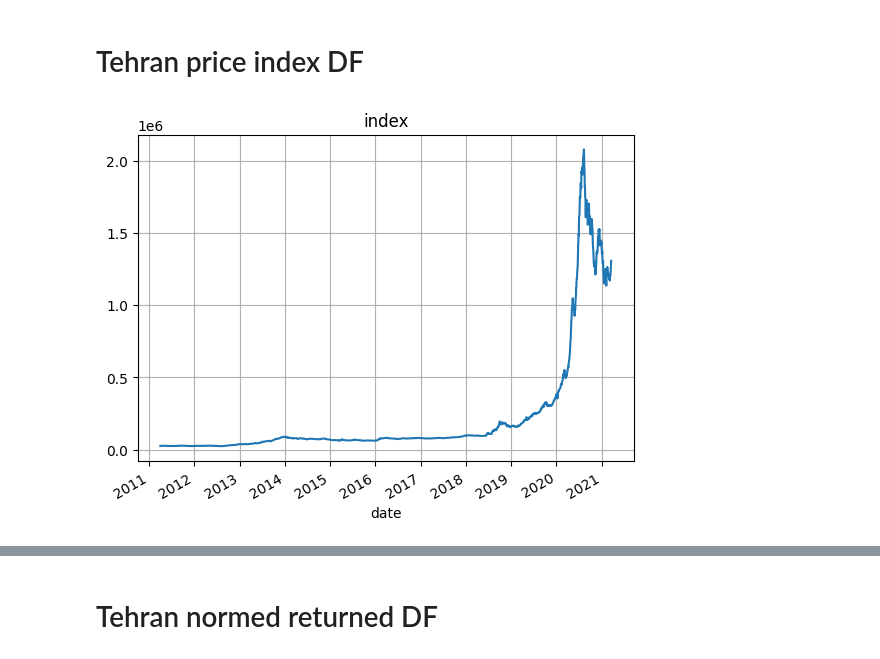
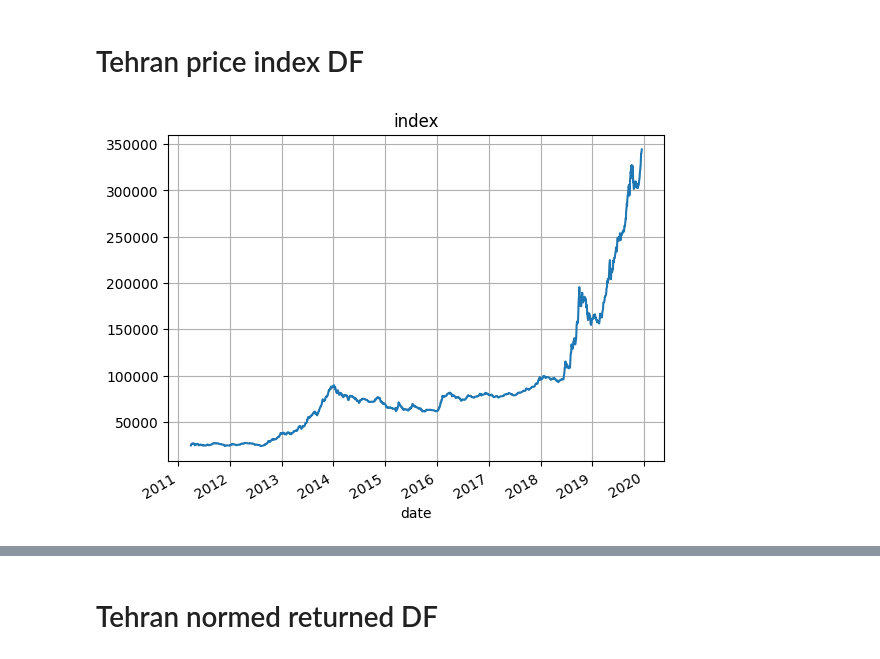
Before and after one commit to hossein4527/Time_Series_Trend_Forcasting, a Jupyter notebook: Codes/Data_Validation.ipynb, the cells around one changed output, grey strips where cells are left out. Drawn from its saved outputs; the diff is of its cells as text; code cells hidden in the pictures.

```diff
--- a/Codes/Data_Validation.ipynb
+++ b/Codes/Data_Validation.ipynb
@@ -7,8 +7,8 @@ import matplotlib.pyplot as plt
 # %%
 tehran_index = pd.read_excel('../Data/Tehran_Indexes_Price_NoRegime.xlsx').set_index('date')
 # %%
-tehran_index[tehran_index.columns[0]].plot()
+tehran_index[tehran_index.columns[0]].iloc[:-300].plot()
 plt.title(tehran_index.columns[0])
 plt.grid()
 # %% [output]
-[figure, old version]
+[figure, new version]
```
Also changed, not shown: parts of 1 cell of this notebook, 11 other files.
